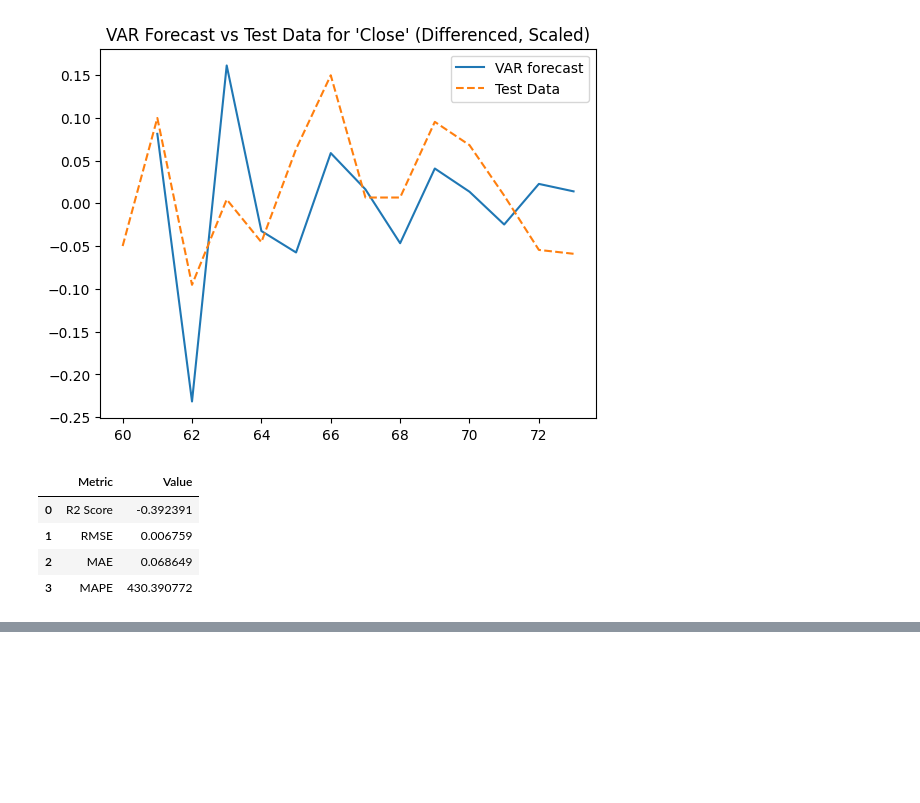
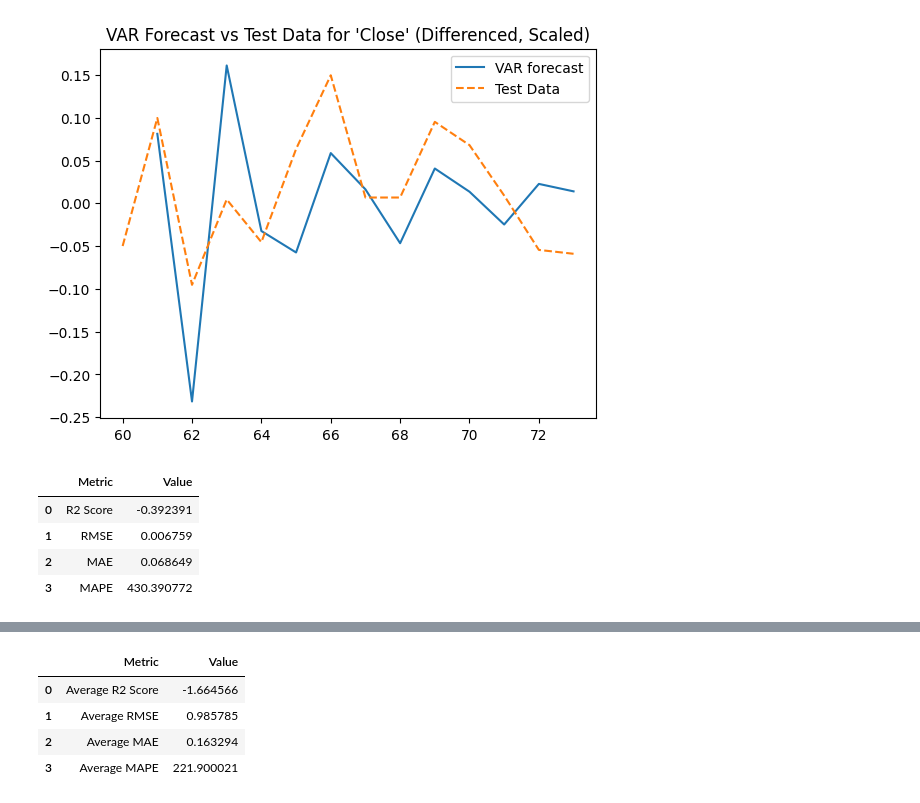
Before and after one commit to Ninj4M4ster/Stock_exchange_prediction, a Jupyter notebook: arima_var_baseline.ipynb, the cells around one changed output, grey strips where cells are left out. Drawn from its saved outputs; the diff is of its cells as text; code cells hidden in the pictures; blank space fills up the shorter version.

```diff
--- a/arima_var_baseline.ipynb
+++ b/arima_var_baseline.ipynb
@@ -170,3 +185,81 @@ display(metrics_df)
 | 1 | RMSE | 0.006759 |
 | 2 | MAE | 0.068649 |
 | 3 | MAPE | 430.390772 |
+# %%
+num_cols = ['Open', 'High', 'Low', 'Close', 'Volume']
+i = 0
+all_r2, all_rmse, all_mae, all_mape = [], [], [], []
+for file in glob.glob("data/Stocks/*.txt"):
+    try:
+        df = pd.read_csv(file, sep=',')
+        if file == "data/Stocks/ivfvc.us.txt":
+            continue
+    except Exception:
+        continue
+    df = df[pd.to_numeric(df[num_cols].stack(), errors='coerce').notna().unstack().all(axis=1)]
+    df['Date'] = pd.to_datetime(df['Date'])
+
+    df = df.reset_index(drop=True)
+
+    split_idx = int(0.8 * len(df))
+
+    train_data = df.iloc[:split_idx + 1]
+    test_data = df.iloc[split_idx:]
+
+    scaler = StandardScaler()
+    scaled_data = scaler.fit_transform(train_data[["Open", "Close", "Volume", "High", "Low"]])
+    scaled_train = pd.DataFrame(scaled_data, columns=["Open", "Close", "Volume", "High", "Low"], index=train_data.index)
+
+    scaled_data_test = scaler.transform(test_data[["Open", "Close", "Volume", "High", "Low"]])
+    scaled_test = pd.DataFrame(scaled_data_test, columns=["Open", "Close", "Volume", "High", "Low"], index=test_data.index)
+
+    diff_train = scaled_train.diff().dropna()
+    diff_test = scaled_test.diff().dropna()
+
+    try:
+        model = VAR(diff_train[["Close", "Volume"]])
+        results = model.fit(ic='aic')
+        if results.k_ar == 0:
+            print("Warning: VAR lag order (k_ar) is 0. Forecasting may not be meaningful.")
+            continue
+        forecast = results.forecast(diff_train[["Close", "Volume"]].values[-results.k_ar:], steps=len(diff_test)-1)
+    except Exception:
+        continue
+
+    y_true = diff_test["Close"].values[1:len(forecast)+1]
+    y_pred = forecast[:, 0]
+
+    if len(y_true) == 0 or len(y_pred) == 0:
+        continue
+
+    r2 = r2_score(y_true, y_pred)
+    rmse = mean_squared_error(y_true, y_pred)
+    mae = mean_absolute_error(y_true, y_pred)
+
+    epsilon = 1e-7
+    nonzero_mask = np.abs(y_true) > epsilon
+    if np.any(nonzero_mask):
+        mape = np.mean(np.abs((y_true[nonzero_mask] - y_pred[nonzero_mask]) / (np.abs(y_true[nonzero_mask]) + epsilon))) * 100
+    else:
+        mape = np.nan
+
+    all_r2.append(r2)
+    all_rmse.append(rmse)
+    all_mae.append(mae)
+    all_mape.append(mape)
+
+    i += 1
+    if i == 500:
+        break
+
+avg_r2 = np.nanmean(all_r2)
+avg_rmse = np.mean(all_rmse)
+avg_mae = np.mean(all_mae)
+avg_mape = np.mean(all_mape)
+
+avg_metrics_df = pd.DataFrame({
+    "Metric": ["Average R2 Score", "Average RMSE", "Average MAE", "Average MAPE"],
+    "Value": [avg_r2, avg_rmse, avg_mae, avg_mape]
+})
+display(avg_metrics_df)
+# %% [output]
@@ -172,0 +276,5 @@ display(metrics_df)
+|  | Metric | Value |
+| 0 | Average R2 Score | -1.664566 |
+| 1 | Average RMSE | 0.985785 |
+| 2 | Average MAE | 0.163294 |
+| 3 | Average MAPE | 221.900021 |
```
Also changed, not shown: parts of 6 cells of this notebook.
